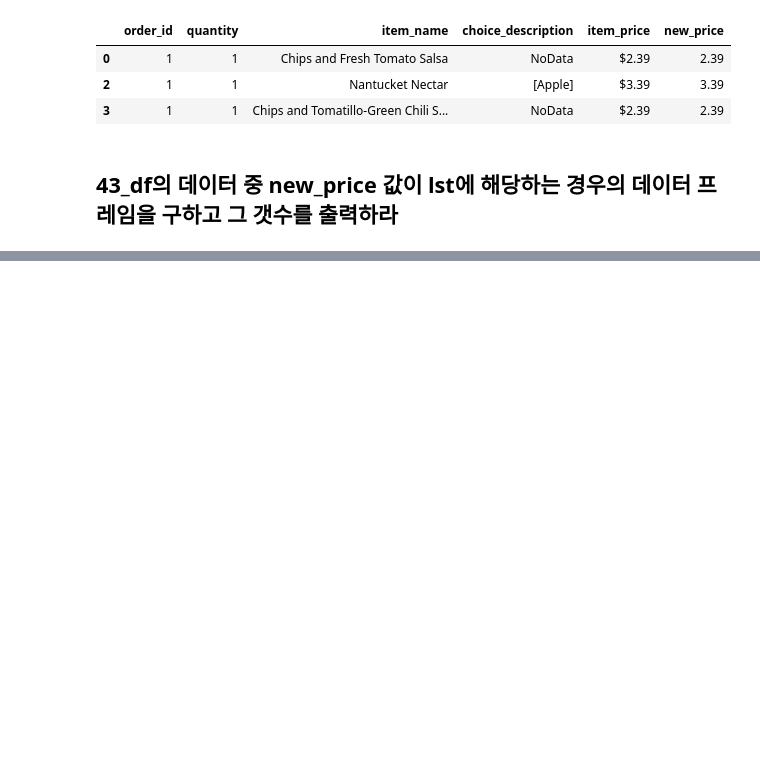
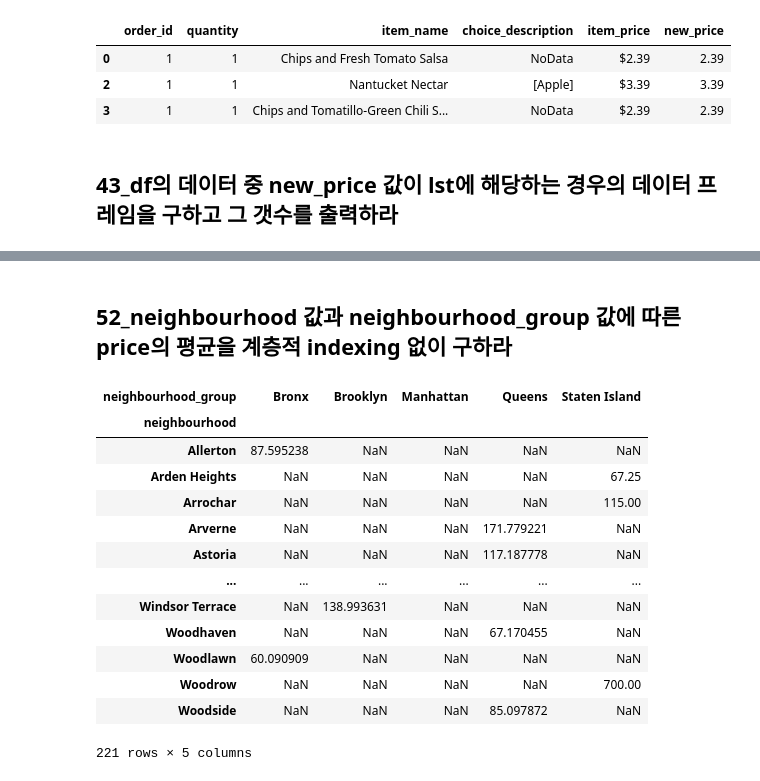
Before and after one commit to yunhwaa/Big-Data-Analysis-Professional-Certification, a Jupyter notebook: 빅분기_실기.ipynb, the cells around one changed output, grey strips where cells are left out. Cells and saved outputs as stored; diff of their text form; code cells hidden in the pictures; blank space fills up the shorter version.

```diff
--- a/빅분기_실기.ipynb
+++ b/빅분기_실기.ipynb
@@ -666,0 +677,5 @@ ValueError: The truth value of a Series is ambiguous. Use a.empty, a.bool(), a.i
+# %%
+import pandas as pd
+
+df = pd.read_csv('https://raw.githubusercontent.com/Datamanim/pandas/main/AB_NYC_2019.csv')
+df.head()
@@ -666,0 +803,21 @@ ValueError: The truth value of a Series is ambiguous. Use a.empty, a.bool(), a.i
+# %% [markdown]
+## 52_neighbourhood 값과 neighbourhood_group 값에 따른 price의 평균을 계층적 indexing 없이 구하라
+# %%
+# 정답 코드
+Ans = df.groupby(["neighbourhood", "neighbourhood_group"]).price.mean().unstack()
+Ans
+# %% [output]
+| neighbourhood_group | Bronx | Brooklyn | Manhattan | Queens | Staten Island |
+| neighbourhood |  |  |  |  |  |
+| Allerton | 87.595238 | NaN | NaN | NaN | NaN |
+| Arden Heights | NaN | NaN | NaN | NaN | 67.25 |
+| Arrochar | NaN | NaN | NaN | NaN | 115.00 |
+| Arverne | NaN | NaN | NaN | 171.779221 | NaN |
+| Astoria | NaN | NaN | NaN | 117.187778 | NaN |
+| ... | ... | ... | ... | ... | ... |
+| Windsor Terrace | NaN | 138.993631 | NaN | NaN | NaN |
+| Woodhaven | NaN | NaN | NaN | 67.170455 | NaN |
+| Woodlawn | 60.090909 | NaN | NaN | NaN | NaN |
+| Woodrow | NaN | NaN | NaN | NaN | 700.00 |
+| Woodside | NaN | NaN | NaN | 85.097872 | NaN |
+221 rows × 5 columns
```
Also changed, not shown: parts of 73 cells of this notebook.
